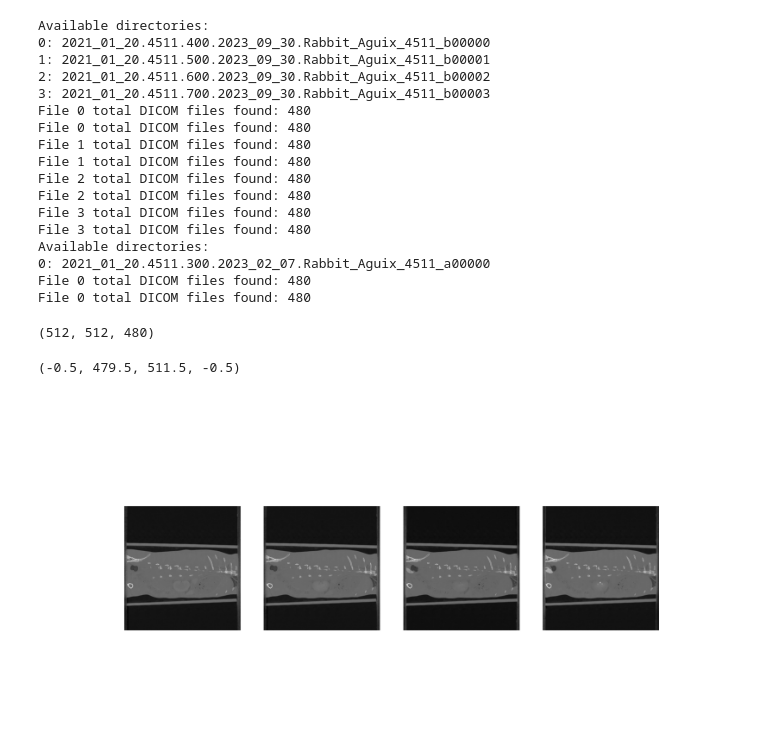
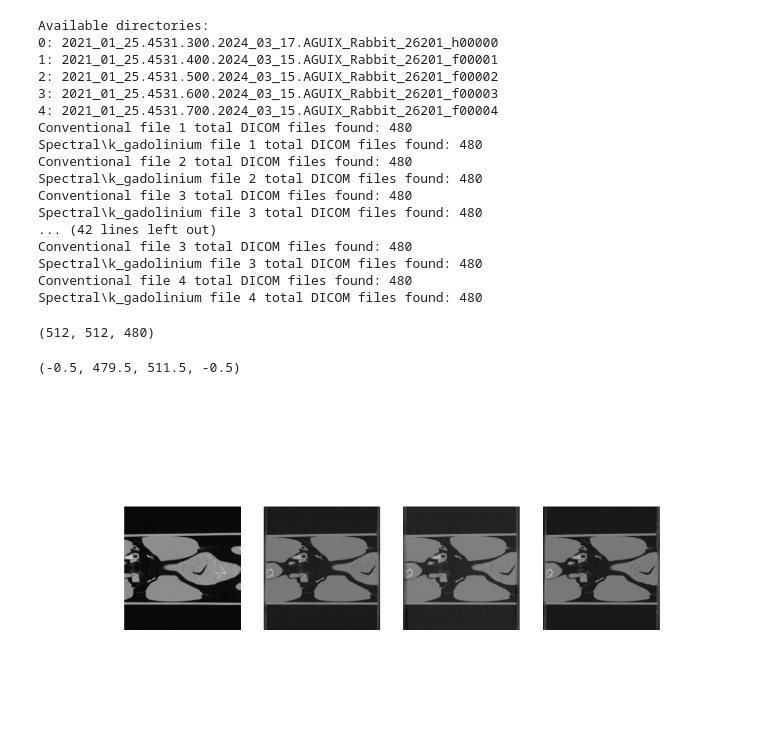
Before and after one commit to dandycodingpipe/pyKOLOR, a Jupyter notebook: notebook.ipynb, the cells around one changed output. Cells and saved outputs as stored; diff of their text form; code cells hidden in the pictures.

```diff
--- a/notebook.ipynb
+++ b/notebook.ipynb
@@ -1,49 +1,52 @@
 # %%
 from SPCCT_4D import Sample, Timepoint
+# Calling the bunny army
 s1 = Sample(1)
 s2 = Sample(2)
+s3 = Sample(3)
+s4 = Sample(4)
 # %% [output]
 Available directories:
-0: 2021_01_20.4511.400.2023_09_30.Rabbit_Aguix_4511_b00000
-1: 2021_01_20.4511.500.2023_09_30.Rabbit_Aguix_4511_b00001
-2: 2021_01_20.4511.600.2023_09_30.Rabbit_Aguix_4511_b00002
-3: 2021_01_20.4511.700.2023_09_30.Rabbit_Aguix_4511_b00003
-File 0 total DICOM files found: 480
-File 0 total DICOM files found: 480
-File 1 total DICOM files found: 480
-File 1 total DICOM files found: 480
-File 2 total DICOM files found: 480
-File 2 total DICOM files found: 480
-File 3 total DICOM files found: 480
-File 3 total DICOM files found: 480
-Available directories:
-0: 2021_01_20.4511.300.2023_02_07.Rabbit_Aguix_4511_a00000
-File 0 total DICOM files found: 480
-File 0 total DICOM files found: 480
+0: 2021_01_25.4531.300.2024_03_17.AGUIX_Rabbit_26201_h00000
+1: 2021_01_25.4531.400.2024_03_15.AGUIX_Rabbit_26201_f00001
+2: 2021_01_25.4531.500.2024_03_15.AGUIX_Rabbit_26201_f00002
+3: 2021_01_25.4531.600.2024_03_15.AGUIX_Rabbit_26201_f00003
+4: 2021_01_25.4531.700.2024_03_15.AGUIX_Rabbit_26201_f00004
+Conventional file 1 total DICOM files found: 480
+Spectral\k_gadolinium file 1 total DICOM files found: 480
+Conventional file 2 total DICOM files found: 480
+Spectral\k_gadolinium file 2 total DICOM files found: 480
+Conventional file 3 total DICOM files found: 480
+Spectral\k_gadolinium file 3 total DICOM files found: 480
+... (42 lines left out)
+Conventional file 3 total DICOM files found: 480
+Spectral\k_gadolinium file 3 total DICOM files found: 480
+Conventional file 4 total DICOM files found: 480
+Spectral\k_gadolinium file 4 total DICOM files found: 480
 # %%
 print(s1.acquisition[0].conventional.shape)
 
 import matplotlib.pyplot as plt
-n = 300
+n = 200
 
-plt.figure(figsize=(20, 10))
+plt.figure(figsize=(10, 5))
 plt.subplot(1,4,1)
 plt.imshow(s1.acquisition[0].conventional[n,:,:], cmap = 'gray')
 plt.axis('off')
 
 plt.subplot(1,4,2)
 plt.imshow(s1.acquisition[1].conventional[n,:,:], cmap = 'gray')
 plt.axis('off')
 
 plt.subplot(1,4,3)
 plt.imshow(s1.acquisition[2].conventional[n,:,:], cmap = 'gray')
 plt.axis('off')
 
 plt.subplot(1,4,4)
 plt.imshow(s1.acquisition[3].conventional[n,:,:], cmap = 'gray')
 plt.axis('off')
 # %% [output]
 (512, 512, 480)
 (-0.5, 479.5, 511.5, -0.5)
-[figure, old version]
+[figure, new version]
 # %%
```
Also changed, not shown: parts of 3 cells of this notebook, 1 other file.
